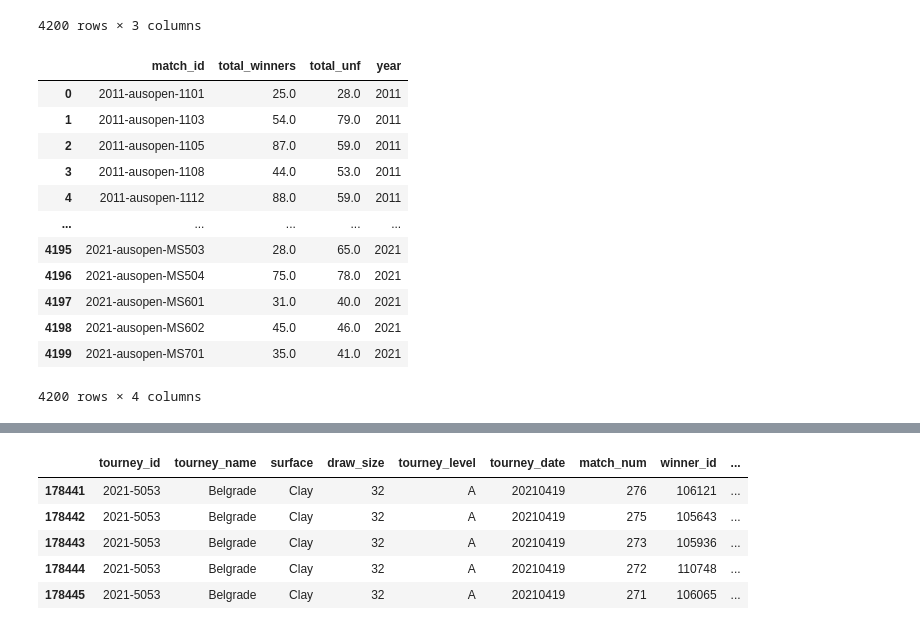
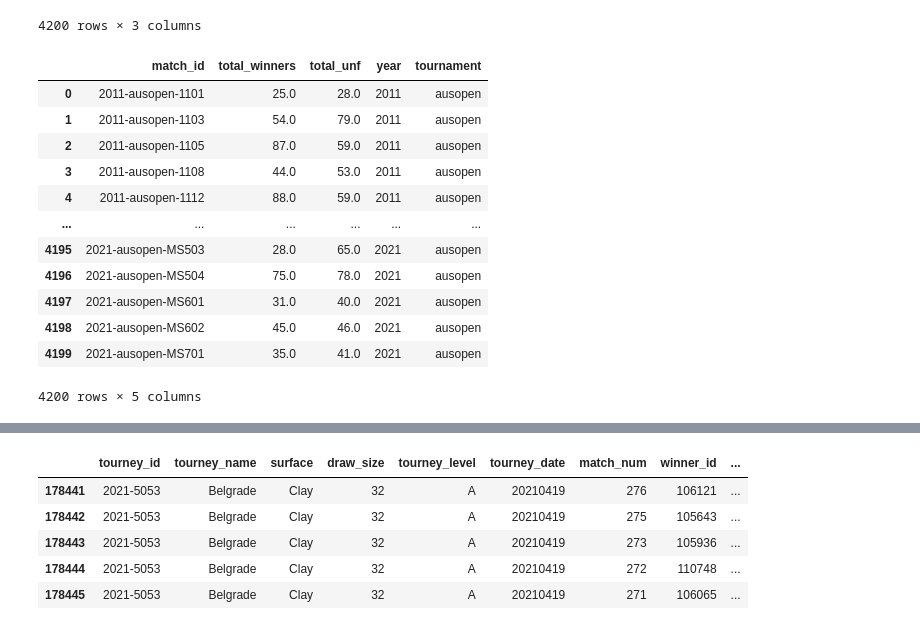
Before and after one commit to ryanhilber93/professional-tennis-capstone, a Jupyter notebook: professional_tennis_notebook.ipynb, the cells around one changed output, grey strips where cells are left out. Cells and saved outputs as stored; diff of their text form; code cells hidden in the pictures.

```diff
--- a/professional_tennis_notebook.ipynb
+++ b/professional_tennis_notebook.ipynb
@@ -537,18 +556,19 @@ year
 4200 rows × 3 columns
 # %%
 atp_winners_and_unf_by_match['year'] = year[0]
+atp_winners_and_unf_by_match['tournament'] = year[1]
 atp_winners_and_unf_by_match
 # %% [output]
-|  | match_id | total_winners | total_unf | year |
-| 0 | 2011-ausopen-1101 | 25.0 | 28.0 | 2011 |
-| 1 | 2011-ausopen-1103 | 54.0 | 79.0 | 2011 |
-| 2 | 2011-ausopen-1105 | 87.0 | 59.0 | 2011 |
-| 3 | 2011-ausopen-1108 | 44.0 | 53.0 | 2011 |
-| 4 | 2011-ausopen-1112 | 88.0 | 59.0 | 2011 |
-| ... | ... | ... | ... | ... |
-| 4195 | 2021-ausopen-MS503 | 28.0 | 65.0 | 2021 |
-| 4196 | 2021-ausopen-MS504 | 75.0 | 78.0 | 2021 |
-| 4197 | 2021-ausopen-MS601 | 31.0 | 40.0 | 2021 |
-| 4198 | 2021-ausopen-MS602 | 45.0 | 46.0 | 2021 |
-| 4199 | 2021-ausopen-MS701 | 35.0 | 41.0 | 2021 |
+|  | match_id | total_winners | total_unf | year | tournament |
+| 0 | 2011-ausopen-1101 | 25.0 | 28.0 | 2011 | ausopen |
+| 1 | 2011-ausopen-1103 | 54.0 | 79.0 | 2011 | ausopen |
+| 2 | 2011-ausopen-1105 | 87.0 | 59.0 | 2011 | ausopen |
+| 3 | 2011-ausopen-1108 | 44.0 | 53.0 | 2011 | ausopen |
+| 4 | 2011-ausopen-1112 | 88.0 | 59.0 | 2011 | ausopen |
+| ... | ... | ... | ... | ... | ... |
+| 4195 | 2021-ausopen-MS503 | 28.0 | 65.0 | 2021 | ausopen |
+| 4196 | 2021-ausopen-MS504 | 75.0 | 78.0 | 2021 | ausopen |
+| 4197 | 2021-ausopen-MS601 | 31.0 | 40.0 | 2021 | ausopen |
+| 4198 | 2021-ausopen-MS602 | 45.0 | 46.0 | 2021 | ausopen |
+| 4199 | 2021-ausopen-MS701 | 35.0 | 41.0 | 2021 | ausopen |
-4200 rows × 4 columns
+4200 rows × 5 columns
```
Also changed, not shown: parts of 16 cells of this notebook.
